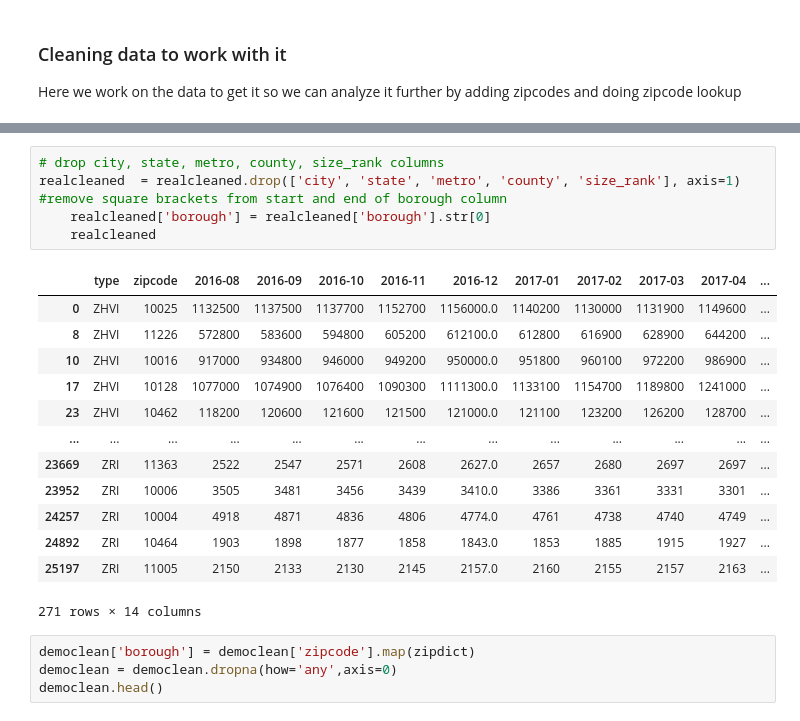
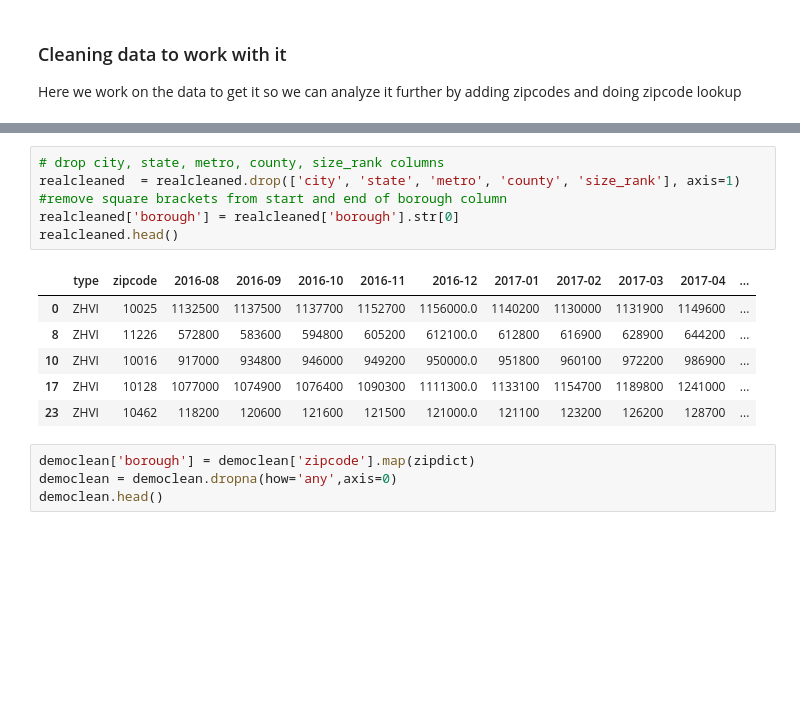
Before and after one commit to ChengAaron/1130-Final, a Jupyter notebook: 1130 Project.ipynb, the cells around one changed output, grey strips where cells are left out. Drawn from its saved outputs; the diff is of its cells as text; blank space fills up the shorter version.

```diff
--- a/1130 Project.ipynb
+++ b/1130 Project.ipynb
@@ -240,23 +237,16 @@ realcleaned.head()
 # %%
 # drop city, state, metro, county, size_rank columns
 realcleaned  = realcleaned.drop(['city', 'state', 'metro', 'county', 'size_rank'], axis=1)
 #remove square brackets from start and end of borough column
-    realcleaned['borough'] = realcleaned['borough'].str[0]
-    realcleaned
+realcleaned['borough'] = realcleaned['borough'].str[0]
+realcleaned.head()
 # %% [output]
 |  | type | zipcode | 2016-08 | 2016-09 | 2016-10 | 2016-11 | 2016-12 | 2017-01 | 2017-02 | 2017-03 | 2017-04 | ... |
 | 0 | ZHVI | 10025 | 1132500 | 1137500 | 1137700 | 1152700 | 1156000.0 | 1140200 | 1130000 | 1131900 | 1149600 | ... |
 | 8 | ZHVI | 11226 | 572800 | 583600 | 594800 | 605200 | 612100.0 | 612800 | 616900 | 628900 | 644200 | ... |
 | 10 | ZHVI | 10016 | 917000 | 934800 | 946000 | 949200 | 950000.0 | 951800 | 960100 | 972200 | 986900 | ... |
 | 17 | ZHVI | 10128 | 1077000 | 1074900 | 1076400 | 1090300 | 1111300.0 | 1133100 | 1154700 | 1189800 | 1241000 | ... |
 | 23 | ZHVI | 10462 | 118200 | 120600 | 121600 | 121500 | 121000.0 | 121100 | 123200 | 126200 | 128700 | ... |
-| ... | ... | ... | ... | ... | ... | ... | ... | ... | ... | ... | ... | ... |
-| 23669 | ZRI | 11363 | 2522 | 2547 | 2571 | 2608 | 2627.0 | 2657 | 2680 | 2697 | 2697 | ... |
-| 23952 | ZRI | 10006 | 3505 | 3481 | 3456 | 3439 | 3410.0 | 3386 | 3361 | 3331 | 3301 | ... |
-| 24257 | ZRI | 10004 | 4918 | 4871 | 4836 | 4806 | 4774.0 | 4761 | 4738 | 4740 | 4749 | ... |
-| 24892 | ZRI | 10464 | 1903 | 1898 | 1877 | 1858 | 1843.0 | 1853 | 1885 | 1915 | 1927 | ... |
-| 25197 | ZRI | 11005 | 2150 | 2133 | 2130 | 2145 | 2157.0 | 2160 | 2155 | 2157 | 2163 | ... |
-271 rows × 14 columns
 # %%
 democlean['borough'] = democlean['zipcode'].map(zipdict)
 democlean = democlean.dropna(how='any',axis=0)
```
Also changed, not shown: parts of 11 cells of this notebook.
